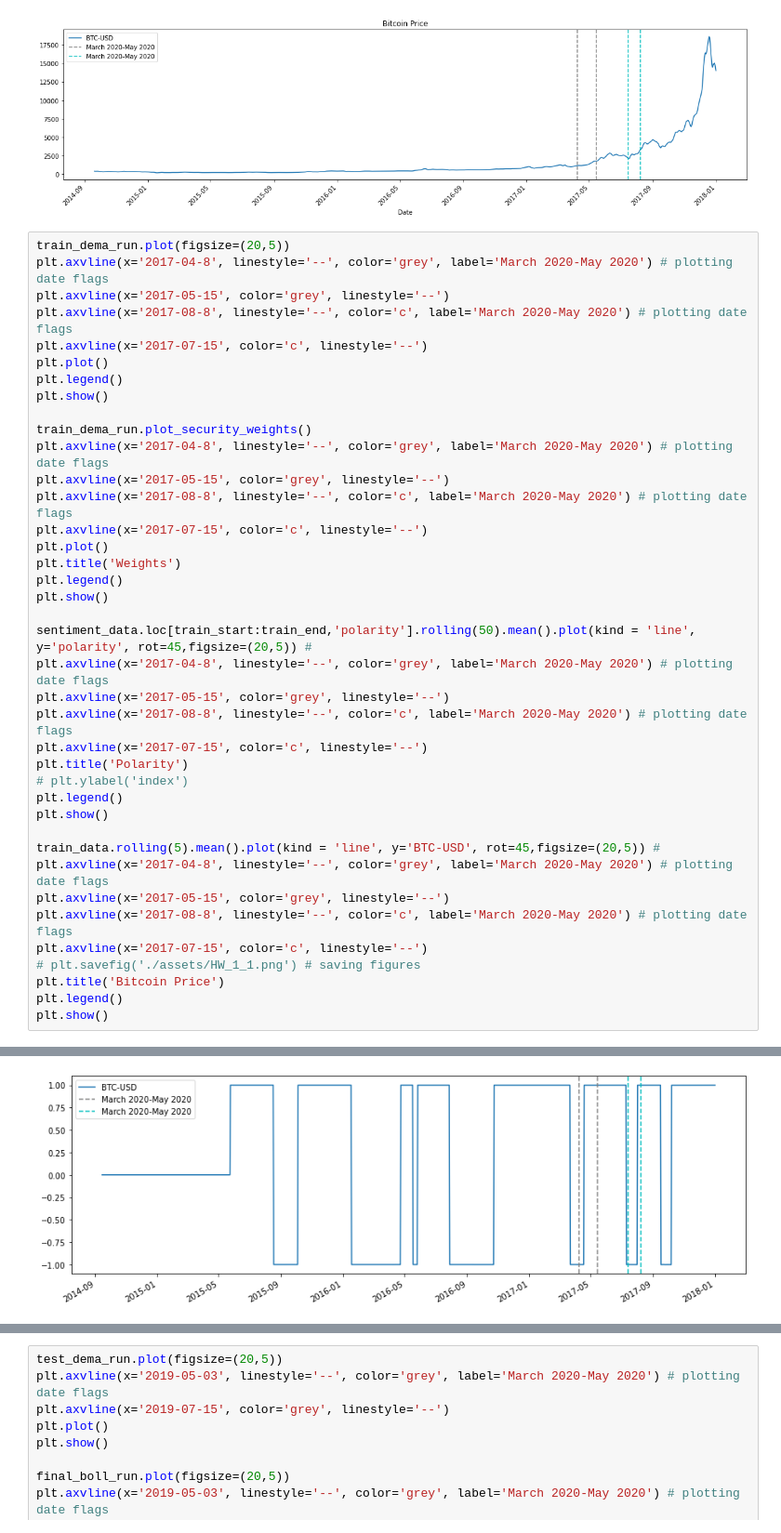
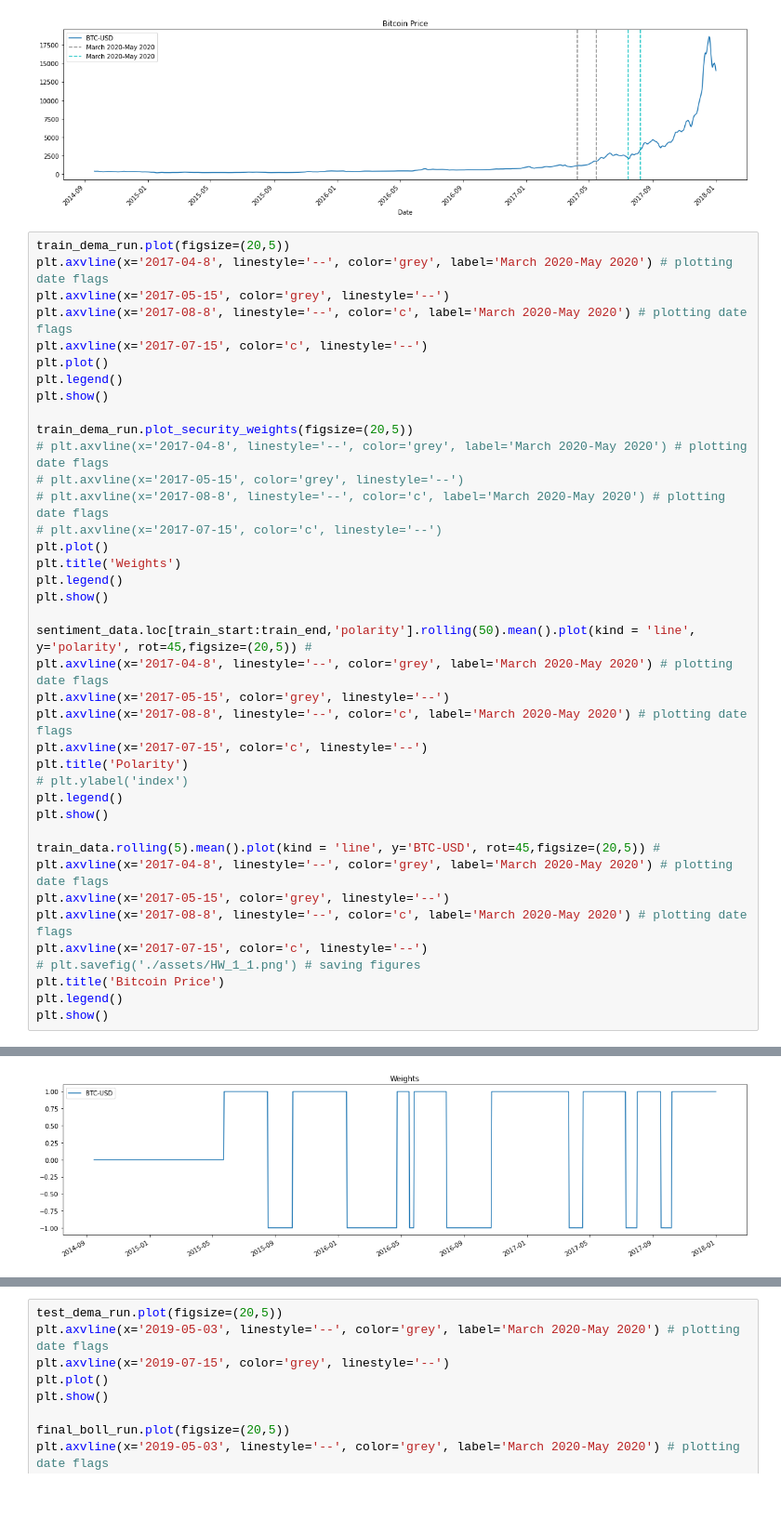
Before and after one commit to alimirr/algorithmic_trading_in_python, a Jupyter notebook: project/project_ali_edit.ipynb, the cells around one changed output, grey strips where cells are left out. Shown at 93% size. Cells and saved outputs as stored; diff of their text form; blank space fills up the shorter version.

```diff
--- a/project/project_ali_edit.ipynb
+++ b/project/project_ali_edit.ipynb
@@ -538,39 +538,39 @@ plt.axvline(x='2017-07-15', color='c', linestyle='--')
 plt.plot()
 plt.legend()
 plt.show()
 
-train_dema_run.plot_security_weights()
-plt.axvline(x='2017-04-8', linestyle='--', color='grey', label='March 2020-May 2020') # plotting date flags
-plt.axvline(x='2017-05-15', color='grey', linestyle='--')
-plt.axvline(x='2017-08-8', linestyle='--', color='c', label='March 2020-May 2020') # plotting date flags
-plt.axvline(x='2017-07-15', color='c', linestyle='--')
+train_dema_run.plot_security_weights(figsize=(20,5))
+# plt.axvline(x='2017-04-8', linestyle='--', color='grey', label='March 2020-May 2020') # plotting date flags
+# plt.axvline(x='2017-05-15', color='grey', linestyle='--')
+# plt.axvline(x='2017-08-8', linestyle='--', color='c', label='March 2020-May 2020') # plotting date flags
+# plt.axvline(x='2017-07-15', color='c', linestyle='--')
 plt.plot()
 plt.title('Weights')
 plt.legend()
 plt.show()
 
 sentiment_data.loc[train_start:train_end,'polarity'].rolling(50).mean().plot(kind = 'line', y='polarity', rot=45,figsize=(20,5)) #
 plt.axvline(x='2017-04-8', linestyle='--', color='grey', label='March 2020-May 2020') # plotting date flags
 plt.axvline(x='2017-05-15', color='grey', linestyle='--')
 plt.axvline(x='2017-08-8', linestyle='--', color='c', label='March 2020-May 2020') # plotting date flags
 plt.axvline(x='2017-07-15', color='c', linestyle='--')
 plt.title('Polarity')
 # plt.ylabel('index')
 plt.legend()
 plt.show()
 
 train_data.rolling(5).mean().plot(kind = 'line', y='BTC-USD', rot=45,figsize=(20,5)) #
 plt.axvline(x='2017-04-8', linestyle='--', color='grey', label='March 2020-May 2020') # plotting date flags
 plt.axvline(x='2017-05-15', color='grey', linestyle='--')
 plt.axvline(x='2017-08-8', linestyle='--', color='c', label='March 2020-May 2020') # plotting date flags
 plt.axvline(x='2017-07-15', color='c', linestyle='--')
 # plt.savefig('./assets/HW_1_1.png') # saving figures
 plt.title('Bitcoin Price')
 plt.legend()
 plt.show()
 # %% [output]
 [figure]
-[figure, old version]
+[figure, new version]
 [figure]
 [figure]
 # %%
```
Also changed, not shown: parts of 1 cell of this notebook, 3 other files.
